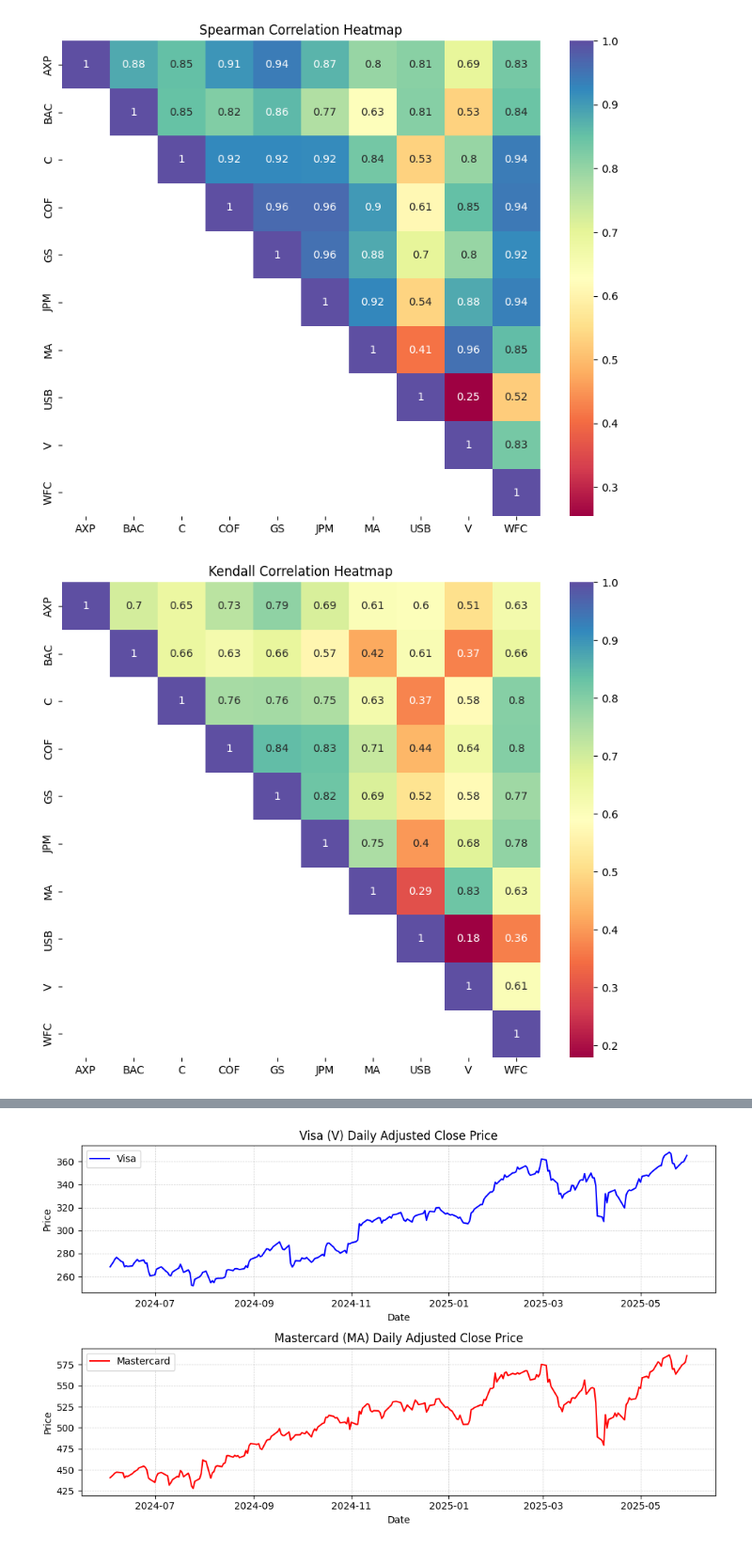
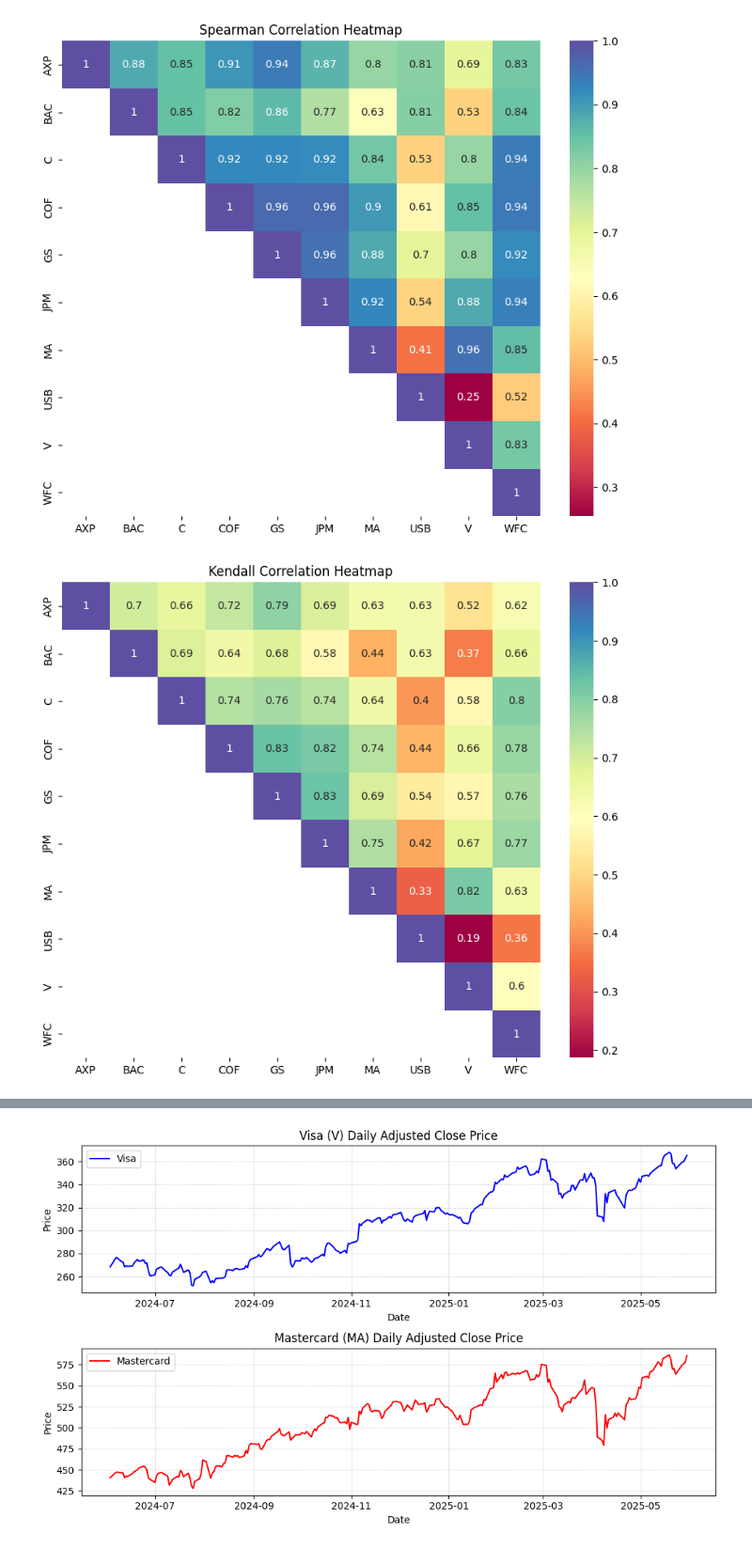
Before and after one commit to jay-gleeson/fintech-pairs-csuf, a Jupyter notebook: archive/pairs_trading.ipynb, the cells around one changed output, grey strips where cells are left out. Shown: that part at 94% size. Cells and saved outputs as stored; diff of their text form; code cells hidden in the pictures.

Commit message:
fix: swap lists for series

```diff
--- a/archive/pairs_trading.ipynb
+++ b/archive/pairs_trading.ipynb
@@ -56,16 +56,16 @@ def length(data):
 
 # Sort each column in ascending order.
 #
-# Function to, upon call, sort a list of data in ascending order, using selection sort for simplicity.
+# Function to, upon call, sort a series of data in ascending order, using selection sort for simplicity.
 def sort(data):
     data = data.copy()
     L = length(data)
     for i in range(L):
         index = i
         for j in range(i + 1, L):
-            if data[j] < data[index]:
+            if data.iloc[j] < data.iloc[index]:
                 index = j
-        data[i], data[index] = data[index], data[i]
+        data.iloc[i], data.iloc[index] = data.iloc[index], data.iloc[i]
     return data
 
 
@@ -141,7 +141,7 @@ def iqr(data):
                 return b
 
         high = minimum(low + 1, L - 1)
-        return data[low] + (data[high] - data[low]) * (pos - low)
+        return data.iloc[low] + (data.iloc[high] - data.iloc[low]) * (pos - low)
 
     return interpolate(0.75) - interpolate(0.25)  # Return interquartile range, the 75th percentile minus the 25th percentile.
 # %%
@@ -152,7 +152,7 @@ stats = pd.DataFrame(columns=stocks, index=['Min','Max','Range','Mean','Variance
 
 # Iterate through stocks and compute each statistic.
 for ticker in stocks:
-    data = df[ticker].tolist()
+    data = df[ticker]
 
     stats[ticker] = [minimum(data), maximum(data), spread_range(data), mean(data), variance(data), stddev(data), iqr(data)]
 
@@ -181,12 +181,12 @@ IQR        38.748932    60.189270   5.885044    61.740173  15.766472
 # Then, find which two stocks are most correlated with each other using each method.
 # %%
 # Function to compute and export correlation matrix and heatmap.
-def get_matrix(df, stocks, corr, filename_prefix, title):
+def get_matrix(data, stocks, corr, filename_prefix, title):
     matrix = pd.DataFrame(index=stocks, columns=stocks, dtype=float)
     for i in stocks:
         for j in stocks:
             if stocks.index(j) >= stocks.index(i):
-                matrix.loc[i, j] = corr(df[i].tolist(), df[j].tolist())
+                matrix.loc[i, j] = corr(data[i], data[j])
             else:
                 matrix.loc[i, j] = np.nan
     plt.figure(figsize=(10, 8))
@@ -254,33 +254,34 @@ get_matrix(df, stocks, spearman_corr, 'spearman', 'Spearman')
 # %%
 # Find kendall correlation coefficient between each stock.
 #
 # Function to find kendall correlation coefficient between each stock.
 def kendall_corr(x, y):
     L = length(x)
     concordant = 0
     discordant = 0
 
     # Formula for kendall correlation coefficient is the difference between the number of concordant and discordant pairs divided by the total number of pairs.
     for i in range(L):
         for j in range(i + 1, L):
-            if (x[i] - x[j]) * (y[i] - y[j]) > 0:
+            if (x.iloc[i] - x.iloc[j]) * (y.iloc[i] - y.iloc[j]) > 0:
                 concordant += 1
-            elif (x[i] - x[j]) * (y[i] - y[j]) < 0:
+            elif (x.iloc[i] - x.iloc[j]) * (y.iloc[i] - y.iloc[j]) < 0:
                 discordant += 1
     return (concordant - discordant) / ((L * (L - 1)) / 2)
+
 # Downsample the dataframe to speed up computation, taking 20% of the data.
 #
 # Function to downsample the dataframe by a given step.
 def downsample_df(df, step):
     return df.iloc[::step].copy()
 
 # Downsample the dataframe to speed up computation.
 df_kendall = downsample_df(df, step=5)
 
-# Compute and display kendall correlation.
-get_matrix(df, stocks, kendall_corr, 'kendall', 'Kendall')
+# Compute and save kendall correlation.
+get_matrix(df_kendall, stocks, kendall_corr, 'kendall', 'Kendall')
 # %% [output]
-[figure, old version]
+[figure, new version]
 # %%
 # Given all correlation methods, find the most correlated pairs of stocks.
 #
```
Also changed, not shown: parts of 9 cells of this notebook, 2 other files.
